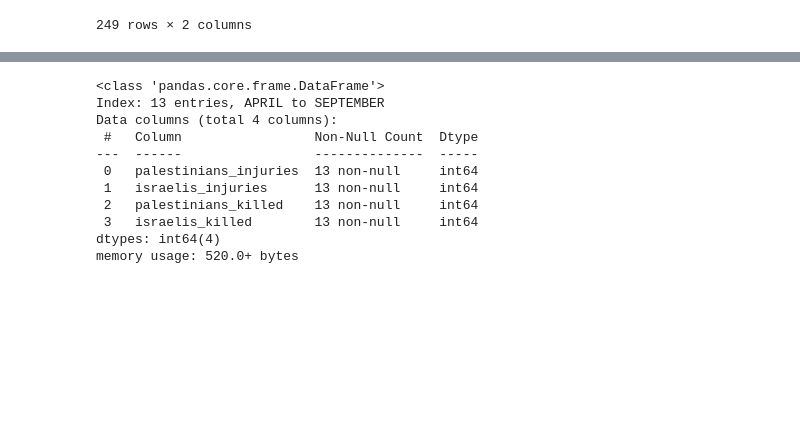
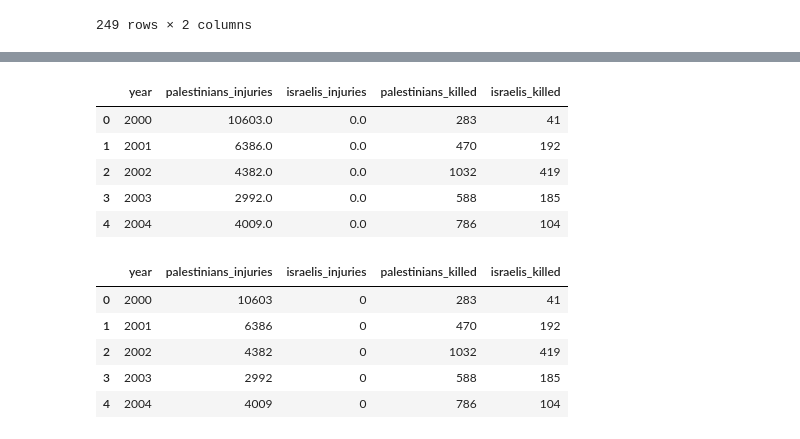
Before and after one commit to henriquecarvalho-maker/Conflito-israelo-palestino, a Jupyter notebook: análise_dos_mortos_e_feridos_no_conflito_entre_palestinos_e_israelitas.ipynb, the cells around one changed output, grey strips where cells are left out. Saved outputs shown, nothing was run; the diff lists cells and outputs as text; code cells hidden in the pictures; blank space fills up the shorter version.

```diff
--- a/análise_dos_mortos_e_feridos_no_conflito_entre_palestinos_e_israelitas.ipynb
+++ b/análise_dos_mortos_e_feridos_no_conflito_entre_palestinos_e_israelitas.ipynb
@@ -289,14 +248,10 @@ data_mes
-# %%
-data_mes.info()
-# %% [output]
-<class 'pandas.core.frame.DataFrame'>
-Index: 13 entries, APRIL to SEPTEMBER
-Data columns (total 4 columns):
- #   Column                 Non-Null Count  Dtype
----  ------                 --------------  -----
- 0   palestinians_injuries  13 non-null     int64
- 1   israelis_injuries      13 non-null     int64
- 2   palestinians_killed    13 non-null     int64
- 3   israelis_killed        13 non-null     int64
-dtypes: int64(4)
-memory usage: 520.0+ bytes
+# %%
+data_ano = dados_.groupby('year', axis=0, as_index=False).sum()
+data_ano.head()
+# %% [output]
+|  | year | palestinians_injuries | israelis_injuries | palestinians_killed | israelis_killed |
+| 0 | 2000 | 10603.0 | 0.0 | 283 | 41 |
+| 1 | 2001 | 6386.0 | 0.0 | 470 | 192 |
+| 2 | 2002 | 4382.0 | 0.0 | 1032 | 419 |
+| 3 | 2003 | 2992.0 | 0.0 | 588 | 185 |
+| 4 | 2004 | 4009.0 | 0.0 | 786 | 104 |
@@ -302,0 +261,9 @@ memory usage: 520.0+ bytes
+# %%
+data_ano.head()
+# %% [output]
+|  | year | palestinians_injuries | israelis_injuries | palestinians_killed | israelis_killed |
+| 0 | 2000 | 10603 | 0 | 283 | 41 |
+| 1 | 2001 | 6386 | 0 | 470 | 192 |
+| 2 | 2002 | 4382 | 0 | 1032 | 419 |
+| 3 | 2003 | 2992 | 0 | 588 | 185 |
+| 4 | 2004 | 4009 | 0 | 786 | 104 |
```
Also changed, not shown: parts of 8 cells of this notebook.
